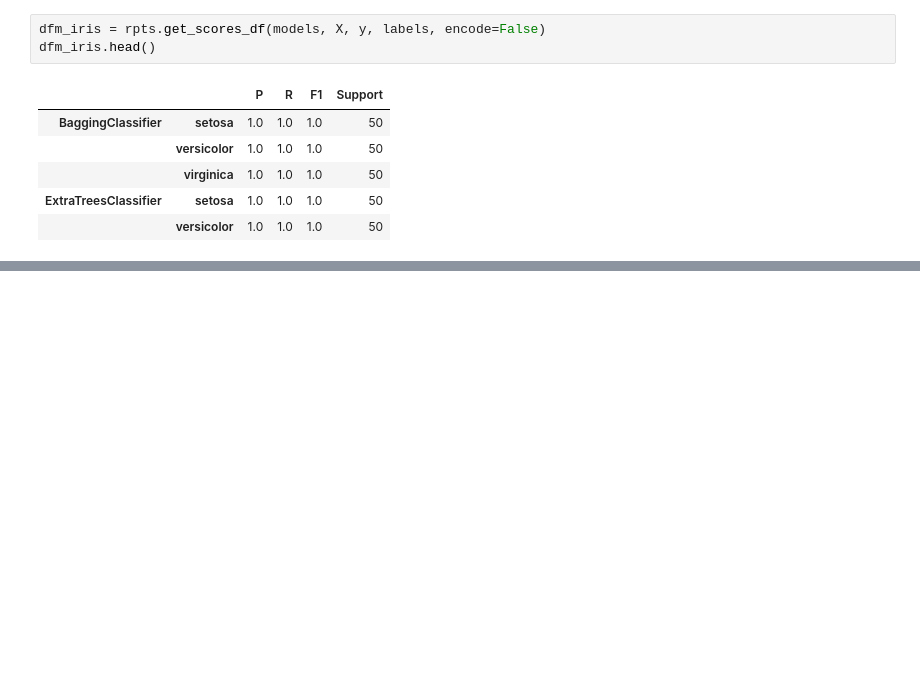
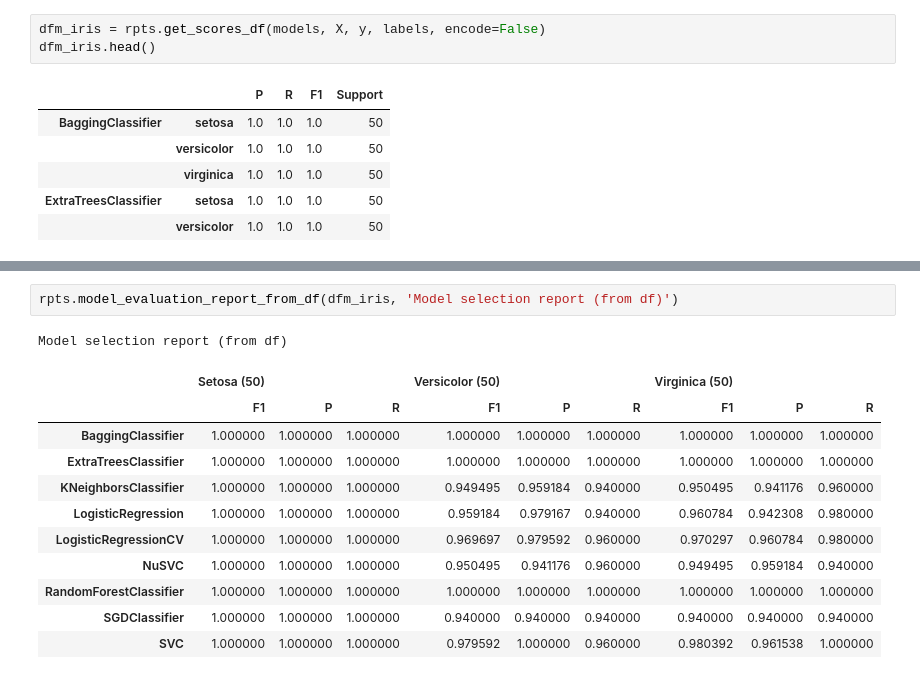
Before and after one commit to CatChenal/Yellowbricks, a Jupyter notebook: visual_model_selection.ipynb, the cells around one changed output, grey strips where cells are left out. Drawn from its saved outputs; the diff is of its cells as text; blank space fills up the shorter version.

```diff
--- a/visual_model_selection.ipynb
+++ b/visual_model_selection.ipynb
@@ -227,0 +246,15 @@ dfm_iris.head()
+# %%
+rpts.model_evaluation_report_from_df(dfm_iris, 'Model selection report (from df)')
+# %% [output]
+Model selection report (from df)
+|  | Setosa (50) |  |  | Versicolor (50) |  |  | Virginica (50) |  |  |
+|  | F1 | P | R | F1 | P | R | F1 | P | R |
+| BaggingClassifier | 1.000000 | 1.000000 | 1.000000 | 1.000000 | 1.000000 | 1.000000 | 1.000000 | 1.000000 | 1.000000 |
+| ExtraTreesClassifier | 1.000000 | 1.000000 | 1.000000 | 1.000000 | 1.000000 | 1.000000 | 1.000000 | 1.000000 | 1.000000 |
+| KNeighborsClassifier | 1.000000 | 1.000000 | 1.000000 | 0.949495 | 0.959184 | 0.940000 | 0.950495 | 0.941176 | 0.960000 |
+| LogisticRegression | 1.000000 | 1.000000 | 1.000000 | 0.959184 | 0.979167 | 0.940000 | 0.960784 | 0.942308 | 0.980000 |
+| LogisticRegressionCV | 1.000000 | 1.000000 | 1.000000 | 0.969697 | 0.979592 | 0.960000 | 0.970297 | 0.960784 | 0.980000 |
+| NuSVC | 1.000000 | 1.000000 | 1.000000 | 0.950495 | 0.941176 | 0.960000 | 0.949495 | 0.959184 | 0.940000 |
+| RandomForestClassifier | 1.000000 | 1.000000 | 1.000000 | 1.000000 | 1.000000 | 1.000000 | 1.000000 | 1.000000 | 1.000000 |
+| SGDClassifier | 1.000000 | 1.000000 | 1.000000 | 0.940000 | 0.940000 | 0.940000 | 0.940000 | 0.940000 | 0.940000 |
+| SVC | 1.000000 | 1.000000 | 1.000000 | 0.979592 | 1.000000 | 0.960000 | 0.980392 | 0.961538 | 1.000000 |
```
Also changed, not shown: parts of 12 cells of this notebook, 3 other files.
